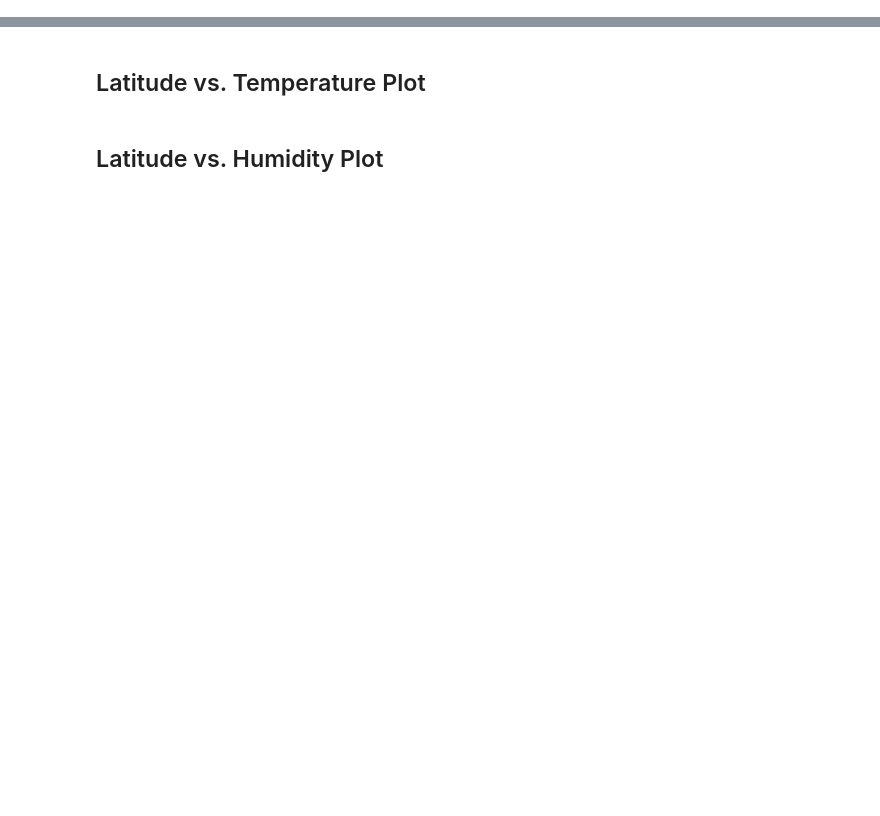
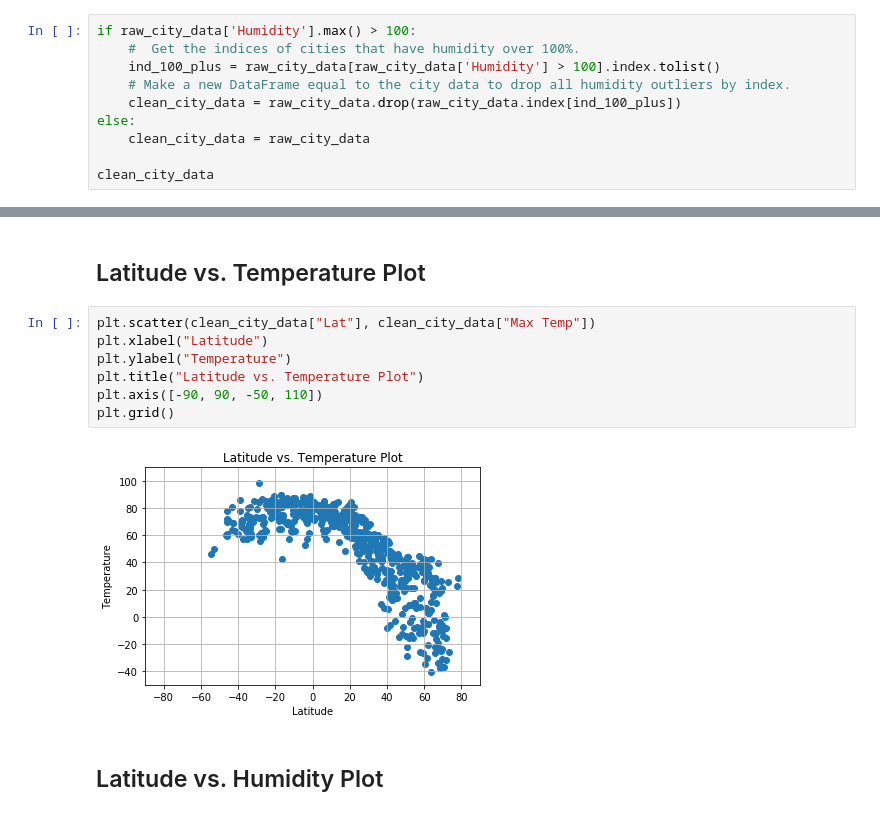
Before and after one commit to chandlergibbons/python-api-challenge, a Jupyter notebook: 06-Python-APIs/Instructions/WeatherPy.ipynb, the cells around one changed output, grey strips where cells are left out. Cells and saved outputs as stored; diff of their text form; blank space fills up the shorter version.

```diff
--- a/06-Python-APIs/Instructions/WeatherPy.ipynb
+++ b/06-Python-APIs/Instructions/WeatherPy.ipynb
@@ -203,0 +188,10 @@ Skip this step if there are no cities that have humidity > 100%.
+# %%
+if raw_city_data['Humidity'].max() > 100:
+    #  Get the indices of cities that have humidity over 100%.
+    ind_100_plus = raw_city_data[raw_city_data['Humidity'] > 100].index.tolist()
+    # Make a new DataFrame equal to the city data to drop all humidity outliers by index.
+    clean_city_data = raw_city_data.drop(raw_city_data.index[ind_100_plus])
+else:
+    clean_city_data = raw_city_data
+
+clean_city_data
@@ -208,4 +231,13 @@ Skip this step if there are no cities that have humidity > 100%.
 # %% [markdown]
 ## Latitude vs. Temperature Plot
+# %%
+plt.scatter(clean_city_data["Lat"], clean_city_data["Max Temp"])
+plt.xlabel("Latitude")
+plt.ylabel("Temperature")
+plt.title("Latitude vs. Temperature Plot")
+plt.axis([-90, 90, -50, 110])
+plt.grid()
+# %% [output]
+[figure, added]
 # %% [markdown]
 ## Latitude vs. Humidity Plot
```
Also changed, not shown: parts of 25 cells of this notebook, 3 other files.
